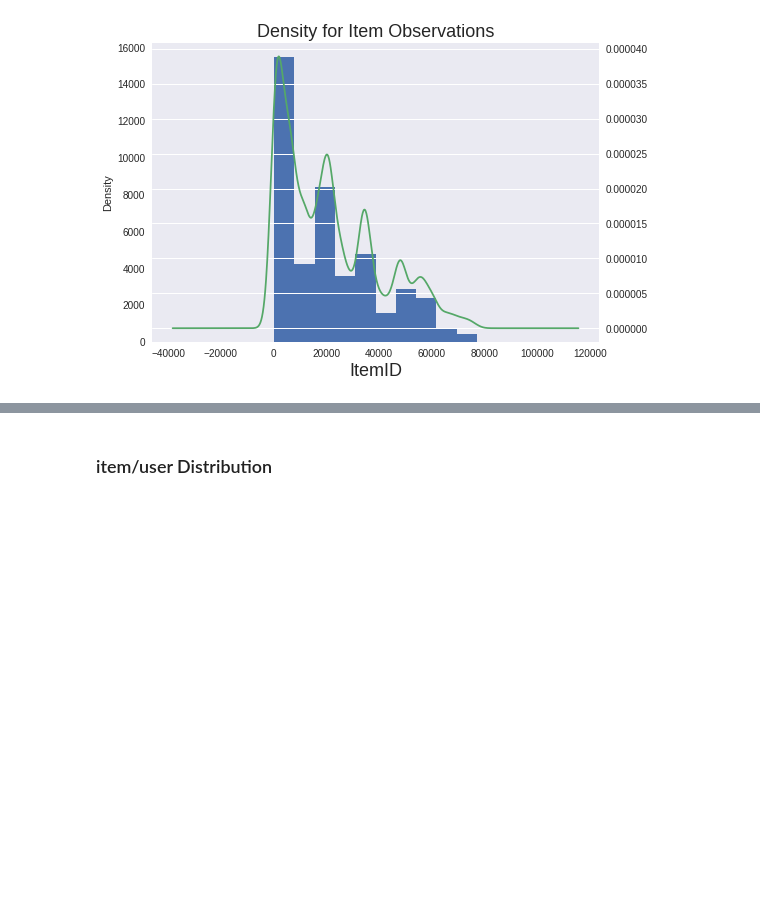
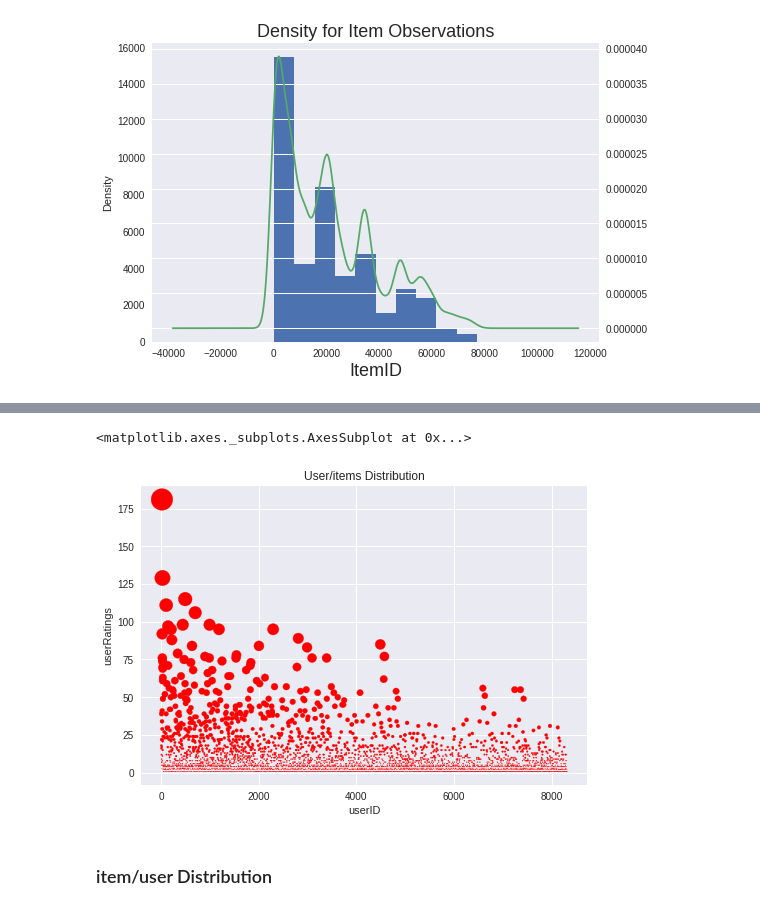
Before and after one commit to paulanavarretec/RecSys-Tarea1, a Jupyter notebook: Recsys_Tarea1.ipynb, the cells around one changed output, grey strips where cells are left out. Saved outputs shown, nothing was run; the diff lists cells and outputs as text; code cells hidden in the pictures; blank space fills up the shorter version.

```diff
--- a/Recsys_Tarea1.ipynb
+++ b/Recsys_Tarea1.ipynb
@@ -273,5 +275,9 @@ train_file.groupby(['userID']).size().reset_index(name='itemsRated').head()
 # %%
-series = pd.Series(train_file.groupby(['userID']).size().reset_index(name='itemsRated')['itemsRated'].tolist())
-# (ser.describe())
+# same as before but sorting it in a descendig way for user ratings.
+# print its first and last values
+
+df=(train_file.groupby(['userID']).size().reset_index(name='userRatings')).sort_values('userRatings', ascending=False)
+print(df.head())
+print(df.tail())
 
 ## AGREGARLE QUE CUENTE CUÁNTOS USERS TIENEN 1, 2, 3, ..., 15<-(MEAN+STD_DEV) PARA QUE QUEDE MAS ILUSTRATIVO EL GRAFICO
@@ -290,2 +310,10 @@ series.plot(kind='kde', ax=ax, secondary_y=True)
+# %%
+# Set the marker size proportional to the userRatings value, so
+# dots areas represent userRatings value too  (the upper the dots, the bigger their area)
+s = [(n*n)/70 for n in df['userRatings'].tolist()]
+df.plot.scatter('userID', 'userRatings', s=s, c='red',title='User/items Distribution')
+# %% [output]
+<matplotlib.axes._subplots.AxesSubplot at 0x...>
+[figure, added]
 # %% [markdown]
 ### item/user Distribution
```
Also changed, not shown: parts of 22 cells of this notebook.
